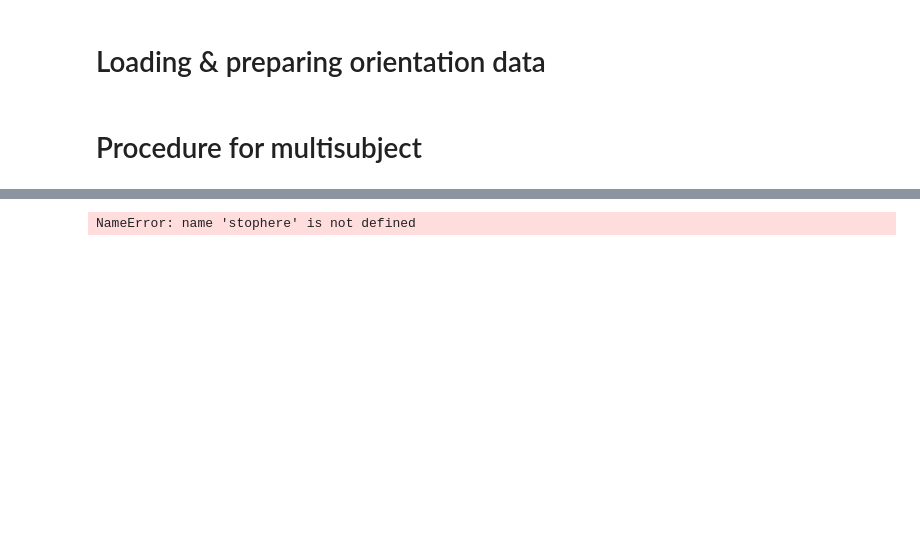
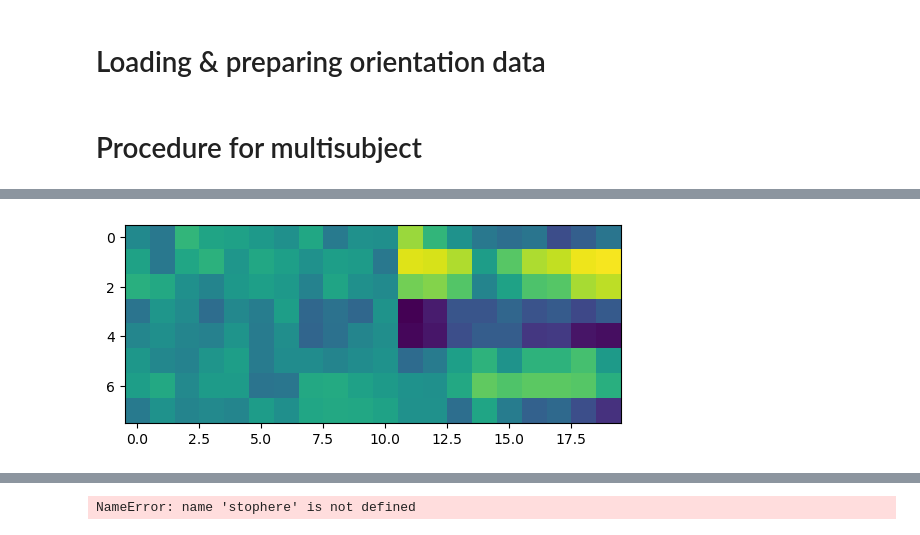
Before and after one commit to unthrived/master-thesis, a Jupyter notebook: 2_fe_nrep_final_stim.ipynb, the cells around one changed output, grey strips where cells are left out. Drawn from its saved outputs; the diff is of its cells as text; code cells hidden in the pictures; blank space fills up the shorter version.

```diff
--- a/2_fe_nrep_final_stim.ipynb
+++ b/2_fe_nrep_final_stim.ipynb
@@ -143,0 +205,18 @@ def train(all_st_rawdata, raw_predicts = False):
+# %%
+from toolbox.methods import read_data_repetitions_decision, read_data
+all_st_epoch, all_st_rawdata = read_data(
+    amount_of_subjects=26, task='stim',
+    repetitions = False,
+    resample = True, resample_frequency=50)
+
+all_st_rawdata_deci0 = read_data_repetitions_decision(
+    amount_of_subjects=26, task='stim',
+    repetition_index=1 ,
+    decision_index=0,
+    resample=True, resample_frequency=50)
+
+all_st_rawdata_deci1 = read_data_repetitions_decision(
+    amount_of_subjects=26, task='stim',
+    repetition_index=1 ,
+    decision_index=1,
+    resample=True, resample_frequency=50)
@@ -143,0 +241,7 @@ def train(all_st_rawdata, raw_predicts = False):
+# %%
+Xhat_centeredmean = train_shifted(all_st_rawdata, orthogonal = False)
+Xhat_centeredmean_deci0 = train_shifted(all_st_rawdata_deci0, orthogonal = False)
+Xhat_centeredmean_deci1 = train_shifted(all_st_rawdata_deci1, orthogonal = False)
+Xhat_centeredmean_ort = train_shifted(all_st_rawdata, orthogonal = True)
+Xhat_centeredmean_deci0_ort = train_shifted(all_st_rawdata_deci0, orthogonal = True)
+Xhat_centeredmean_deci1_ort = train_shifted(all_st_rawdata_deci1, orthogonal = True)
@@ -143,0 +266,5 @@ def train(all_st_rawdata, raw_predicts = False):
+# %%
+max_abs = np.max(np.abs(Xhat_centeredmean))
+im = plt.imshow(Xhat_centeredmean, vmin=-max_abs, vmax=max_abs)
+# %% [output]
+[figure, added]
```
Also changed, not shown: parts of 16 cells of this notebook, 1 other file.
